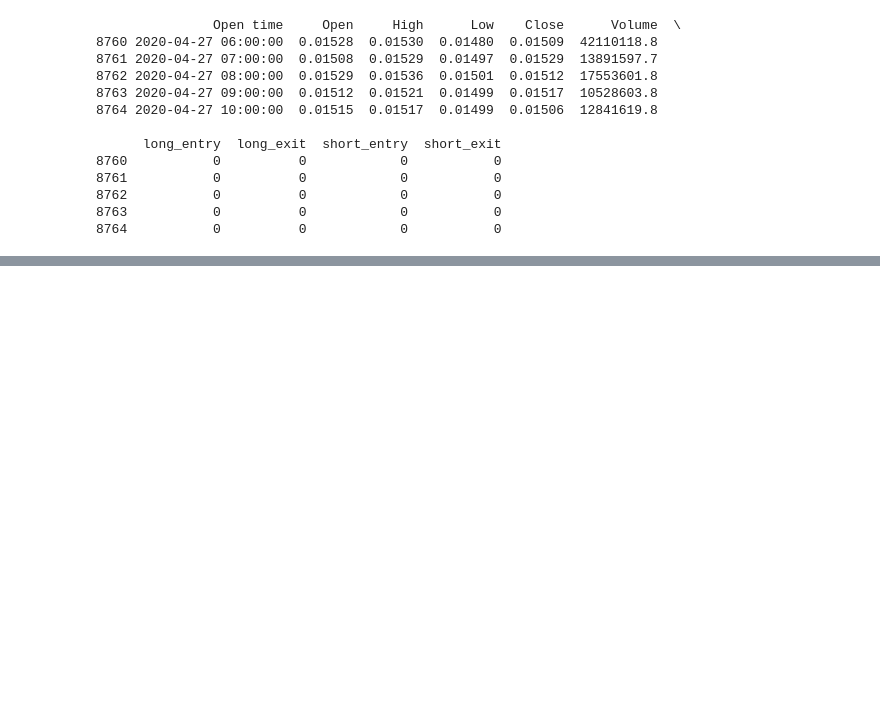
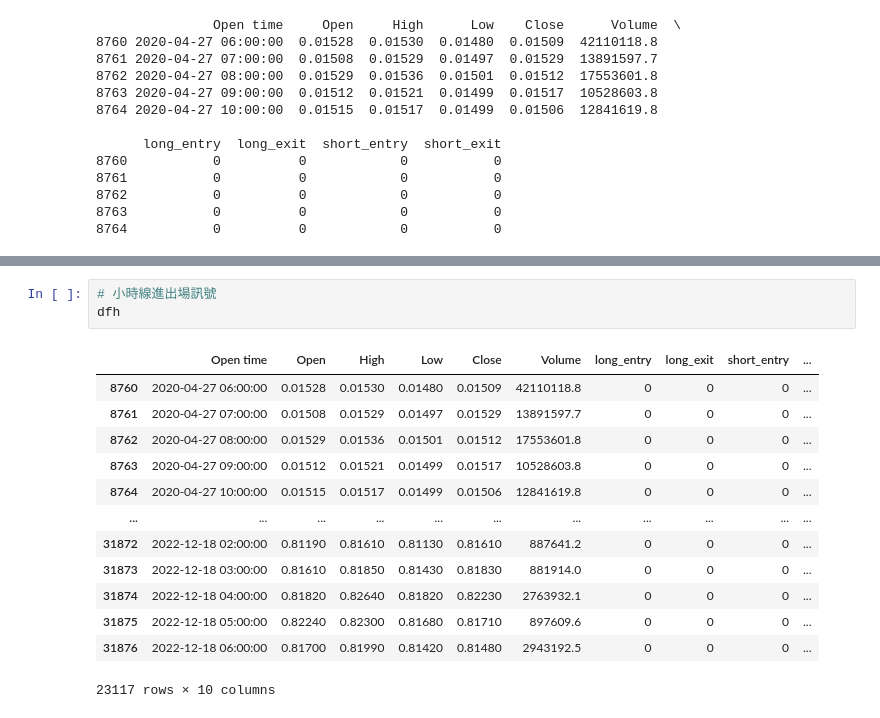
Before and after one commit to cryptic-core/crypto-strategy-backtest, a Jupyter notebook: aave-uni-bolll-backtest.ipynb, the cells around one changed output, grey strips where cells are left out. Drawn from its saved outputs; the diff is of its cells as text; blank space fills up the shorter version.

```diff
--- a/aave-uni-bolll-backtest.ipynb
+++ b/aave-uni-bolll-backtest.ipynb
@@ -389,0 +413,17 @@ for k in range(skip_num,len(all_klines)-1):
+# %%
+# 小時線進出場訊號
+dfh
+# %% [output]
+|  | Open time | Open | High | Low | Close | Volume | long_entry | long_exit | short_entry | ... |
+| 8760 | 2020-04-27 06:00:00 | 0.01528 | 0.01530 | 0.01480 | 0.01509 | 42110118.8 | 0 | 0 | 0 | ... |
+| 8761 | 2020-04-27 07:00:00 | 0.01508 | 0.01529 | 0.01497 | 0.01529 | 13891597.7 | 0 | 0 | 0 | ... |
+| 8762 | 2020-04-27 08:00:00 | 0.01529 | 0.01536 | 0.01501 | 0.01512 | 17553601.8 | 0 | 0 | 0 | ... |
+| 8763 | 2020-04-27 09:00:00 | 0.01512 | 0.01521 | 0.01499 | 0.01517 | 10528603.8 | 0 | 0 | 0 | ... |
+| 8764 | 2020-04-27 10:00:00 | 0.01515 | 0.01517 | 0.01499 | 0.01506 | 12841619.8 | 0 | 0 | 0 | ... |
+| ... | ... | ... | ... | ... | ... | ... | ... | ... | ... | ... |
+| 31872 | 2022-12-18 02:00:00 | 0.81190 | 0.81610 | 0.81130 | 0.81610 | 887641.2 | 0 | 0 | 0 | ... |
+| 31873 | 2022-12-18 03:00:00 | 0.81610 | 0.81850 | 0.81430 | 0.81830 | 881914.0 | 0 | 0 | 0 | ... |
+| 31874 | 2022-12-18 04:00:00 | 0.81820 | 0.82640 | 0.81820 | 0.82230 | 2763932.1 | 0 | 0 | 0 | ... |
+| 31875 | 2022-12-18 05:00:00 | 0.82240 | 0.82300 | 0.81680 | 0.81710 | 897609.6 | 0 | 0 | 0 | ... |
+| 31876 | 2022-12-18 06:00:00 | 0.81700 | 0.81990 | 0.81420 | 0.81480 | 2943192.5 | 0 | 0 | 0 | ... |
+23117 rows × 10 columns
```
Also changed, not shown: parts of 6 cells of this notebook, 1 other file.
